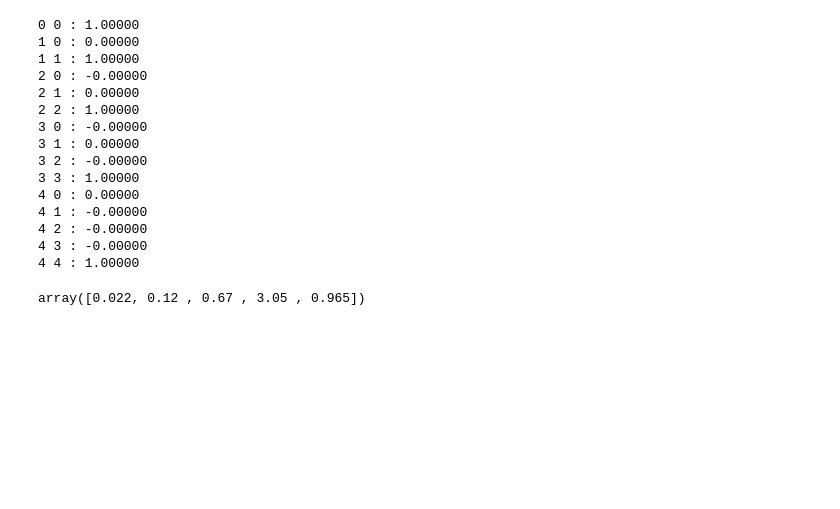
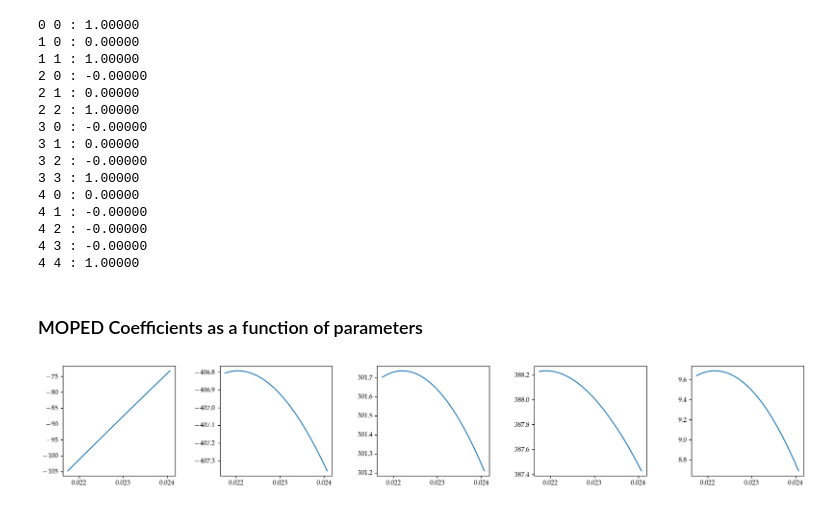
Before and after one commit to Harry45/emuplanck, a Jupyter notebook: playground.ipynb, the cells around one changed output. Drawn from its saved outputs; the diff is of its cells as text; code cells hidden in the pictures; blank space fills up the shorter version.

```diff
--- a/playground.ipynb
+++ b/playground.ipynb
@@ -1408,13 +1648,9 @@ compressor = PLANCKmoped(cfg_planck)
 4 3 : -0.00000
 4 4 : 1.00000
 # %%
-model = "lcdm" if cfg_planck.lambdacdm else "wcdm"
-path_emu = os.path.join('src/moped/planck/', "emulators")
-emulators = {}
-for i in range(cfg_planck.ndim):
-    femu = f"emulator_{i}_{model}_{cfg_planck.emu.nlhs}"
-    emulators[i] = pickle_load(path_emu, femu)
+# model = "lcdm" if cfg_planck.lambdacdm else "wcdm"
+# path_emu = os.path.join('src/moped/planck/', "emulators")
+# emulators = {}
+# for i in range(cfg_planck.ndim):
+#     femu = f"emulator_{i}_{model}_{cfg_planck.emu.nlhs}"
+#     emulators[i] = pickle_load(path_emu, femu)
-# %%
-cfg_planck.sampling.mean
-# %% [output]
-array([0.022, 0.12 , 0.67 , 3.05 , 0.965])
@@ -1425,0 +1657,34 @@ ytheory = compressor.compression(parameters)
+# %% [markdown]
+### MOPED Coefficients as a function of parameters
+# %%
+def grid_moped(cfg, npoints=20, index = 0):
+
+    sim_samples = pickle_load('src/emulike/planck/samples/', 'samples_lcdm_CAMB_experiment_1').flatchain
+    parameter = np.mean(sim_samples, axis = 0)
+
+    # ["ombh2", "omch2", "h", "As", "ns"]
+
+    params_grid = np.repeat(parameter.reshape(-1,1), 20, axis = 1).T
+    pmin = min(sim_samples[:,index])
+    pmax = max(sim_samples[:,index])
+    grid = np.linspace(pmin, pmax, npoints)
+    params_grid[:,index] = grid
+
+    record_moped = []
+    for i in range(npoints):
+        par = planck_get_params(params_grid[i], cfg)
+        theory = compressor.compression(par)
+        record_moped.append(theory)
+    record_moped = np.array(record_moped)
+    return grid, record_moped
+# %%
+moped_ombh2 = grid_moped(cfg_planck, npoints=20, index=0)
+# %%
+plt.figure(figsize = (20,3))
+for i in range(5):
+    plt.subplot(int(f'15{i+1}'))
+    plt.plot(moped_ombh2[0], moped_ombh2[1][:,i])
+plt.subplots_adjust(wspace=0.4)
+plt.show()
+# %% [output]
+[figure, added]
```
Also changed, not shown: parts of 63 cells of this notebook, 6 other files.
